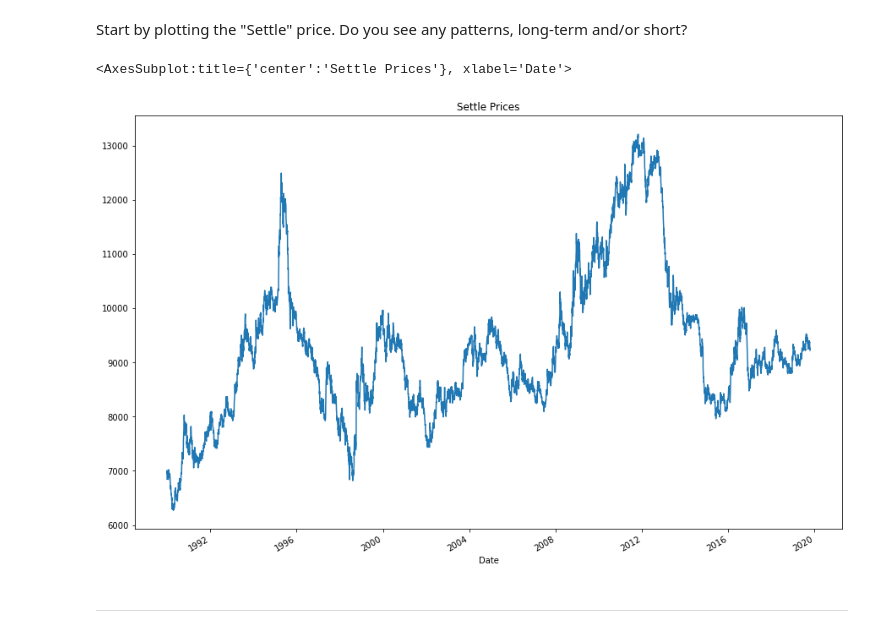
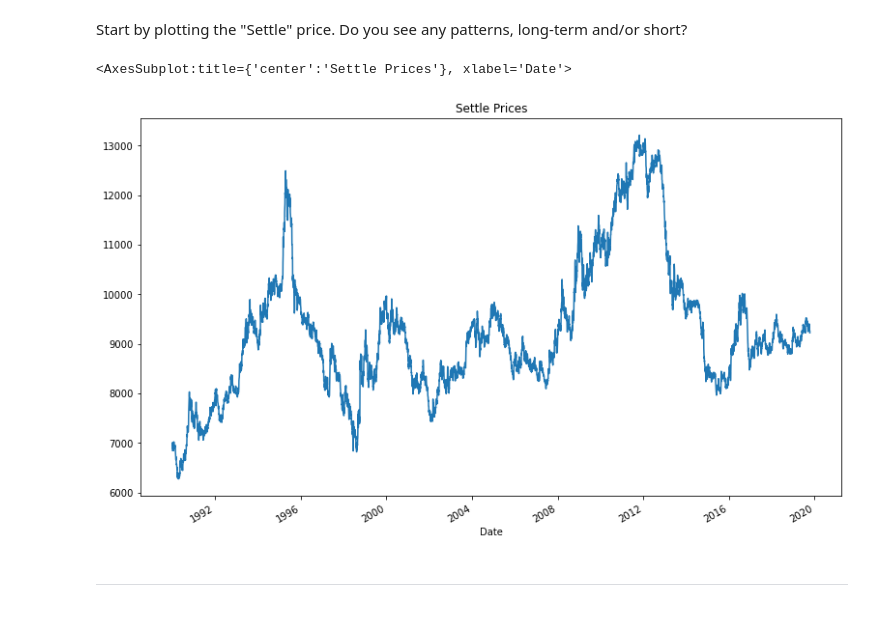
Before and after one commit to anjanamin/Time_Series, a Jupyter notebook: time_series_analysis.ipynb, the cells around one changed output. Saved outputs shown, nothing was run; the diff lists cells and outputs as text; code cells hidden in the pictures.

```diff
--- a/time_series_analysis.ipynb
+++ b/time_series_analysis.ipynb
@@ -40,12 +40,12 @@ yen_futures.head()
 # %%
 # Plot just the "Settle" column from the dataframe:
 yen_futures.Settle.plot(
-    figsize = (15,10),
+    figsize = (13,8),
     title='Settle Prices'
 )
 # %% [output]
 <AxesSubplot:title={'center':'Settle Prices'}, xlabel='Date'>
-[figure, old version]
+[figure, new version]
 # %% [markdown]
 ---
 # %% [markdown]
```
Also changed, not shown: parts of 10 cells of this notebook, 2 other files.
